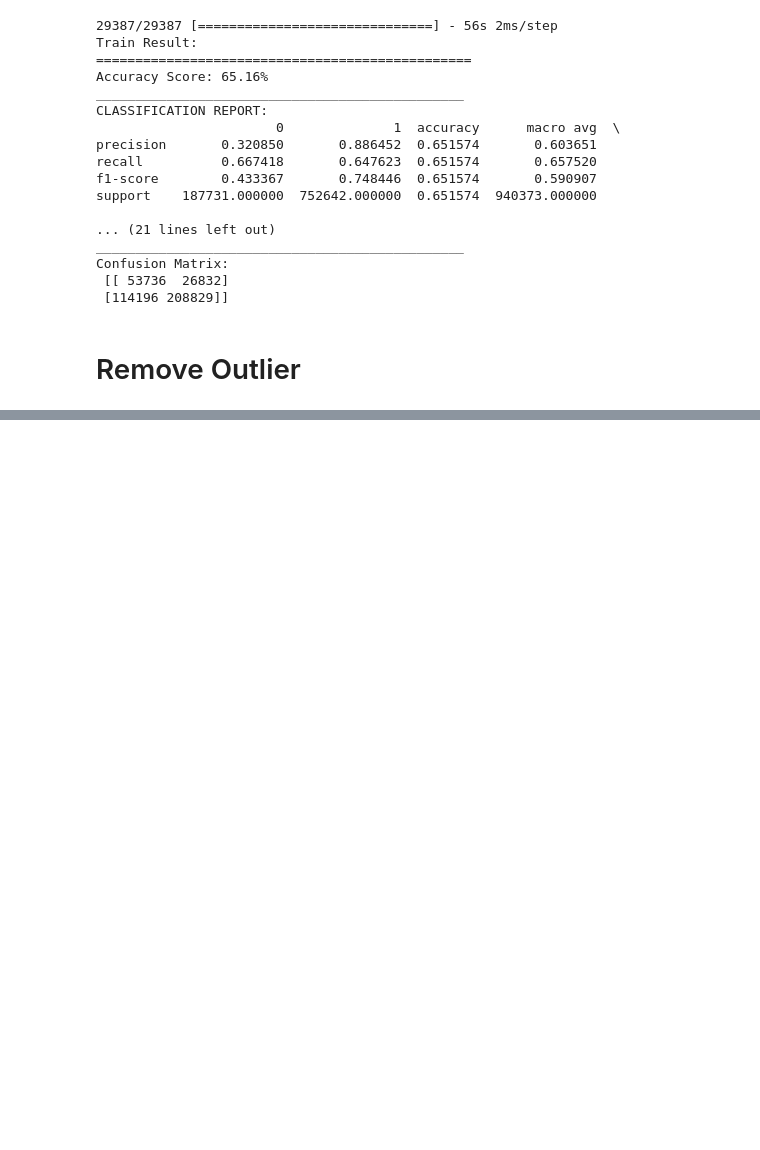
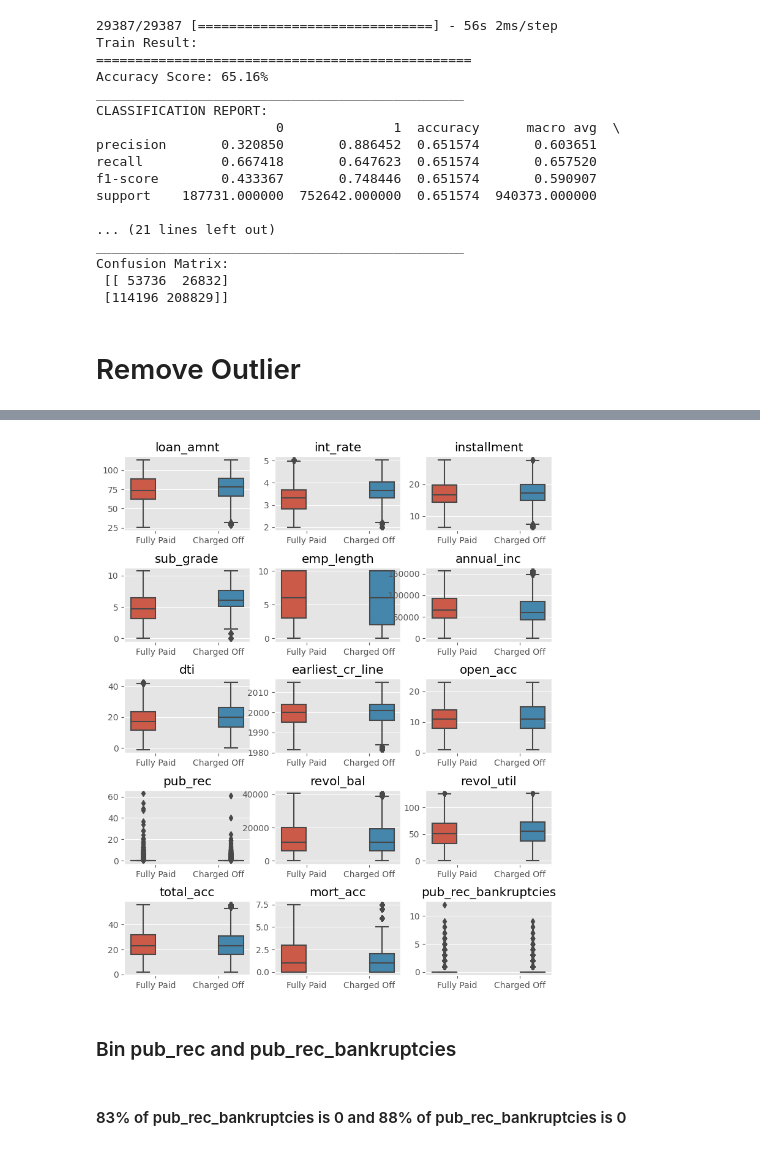
Before and after one commit to bartproo/lendingclub, a Jupyter notebook: Lending Club.ipynb, the cells around one changed output, grey strips where cells are left out. Saved outputs shown, nothing was run; the diff lists cells and outputs as text; code cells hidden in the pictures; blank space fills up the shorter version.

```diff
--- a/Lending Club.ipynb
+++ b/Lending Club.ipynb
@@ -667,0 +711,8 @@ Confusion Matrix:
+# %%
+numerical_plot(X_train, y_train, chart="boxplot")
+# %% [output]
+[figure, added]
+# %% [markdown]
+### Bin pub_rec and pub_rec_bankruptcies
+# %% [markdown]
+#### 83% of pub_rec_bankruptcies is 0 and 88% of pub_rec_bankruptcies is 0
```
Also changed, not shown: parts of 27 cells of this notebook.
